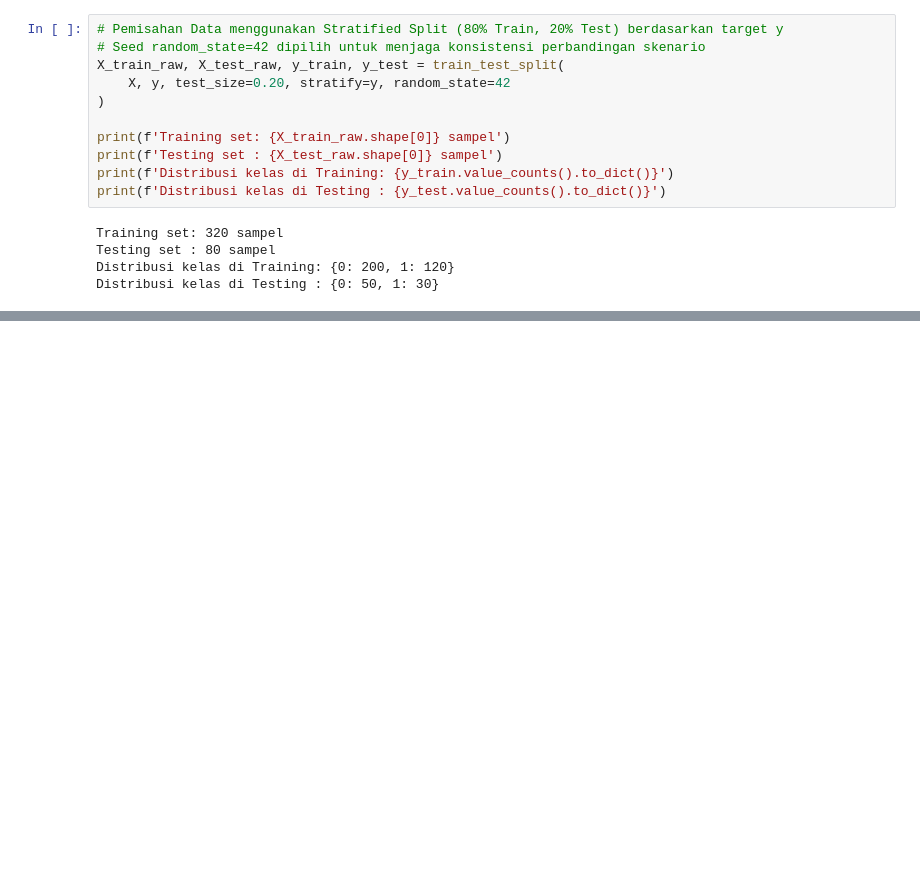
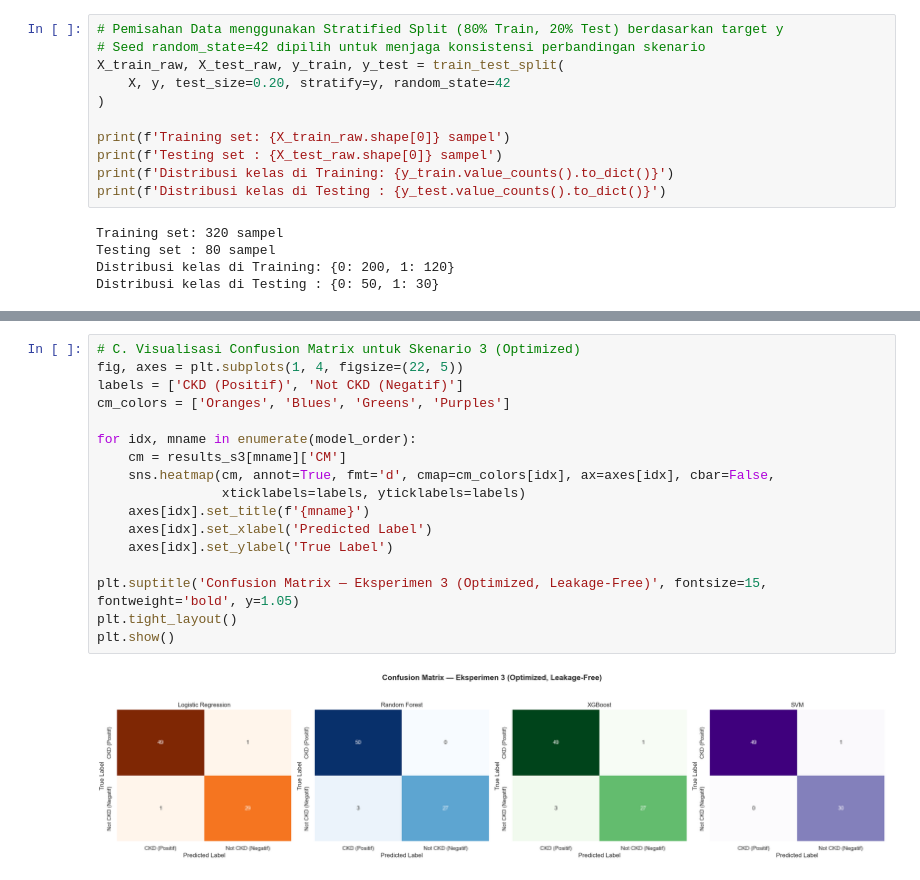
Before and after one commit to Alfaturachman/data-scientist-bnsp, a Jupyter notebook: chronic kidney disease/Kidney_Disease.ipynb, the cells around one changed output, grey strips where cells are left out. Saved outputs shown, nothing was run; the diff lists cells and outputs as text; blank space fills up the shorter version.

```diff
--- a/chronic kidney disease/Kidney_Disease.ipynb
+++ b/chronic kidney disease/Kidney_Disease.ipynb
@@ -628 +589,20 @@ plt.show()
+# %%
+# C. Visualisasi Confusion Matrix untuk Skenario 3 (Optimized)
+fig, axes = plt.subplots(1, 4, figsize=(22, 5))
+labels = ['CKD (Positif)', 'Not CKD (Negatif)']
+cm_colors = ['Oranges', 'Blues', 'Greens', 'Purples']
+
+for idx, mname in enumerate(model_order):
+    cm = results_s3[mname]['CM']
+    sns.heatmap(cm, annot=True, fmt='d', cmap=cm_colors[idx], ax=axes[idx], cbar=False,
+                xticklabels=labels, yticklabels=labels)
+    axes[idx].set_title(f'{mname}')
+    axes[idx].set_xlabel('Predicted Label')
+    axes[idx].set_ylabel('True Label')
+
+plt.suptitle('Confusion Matrix — Eksperimen 3 (Optimized, Leakage-Free)', fontsize=15, fontweight='bold', y=1.05)
+plt.tight_layout()
+plt.show()
+# %% [output]
+[figure, added]
 # %%
```
Also changed, not shown: parts of 26 cells of this notebook, 21 other files.
